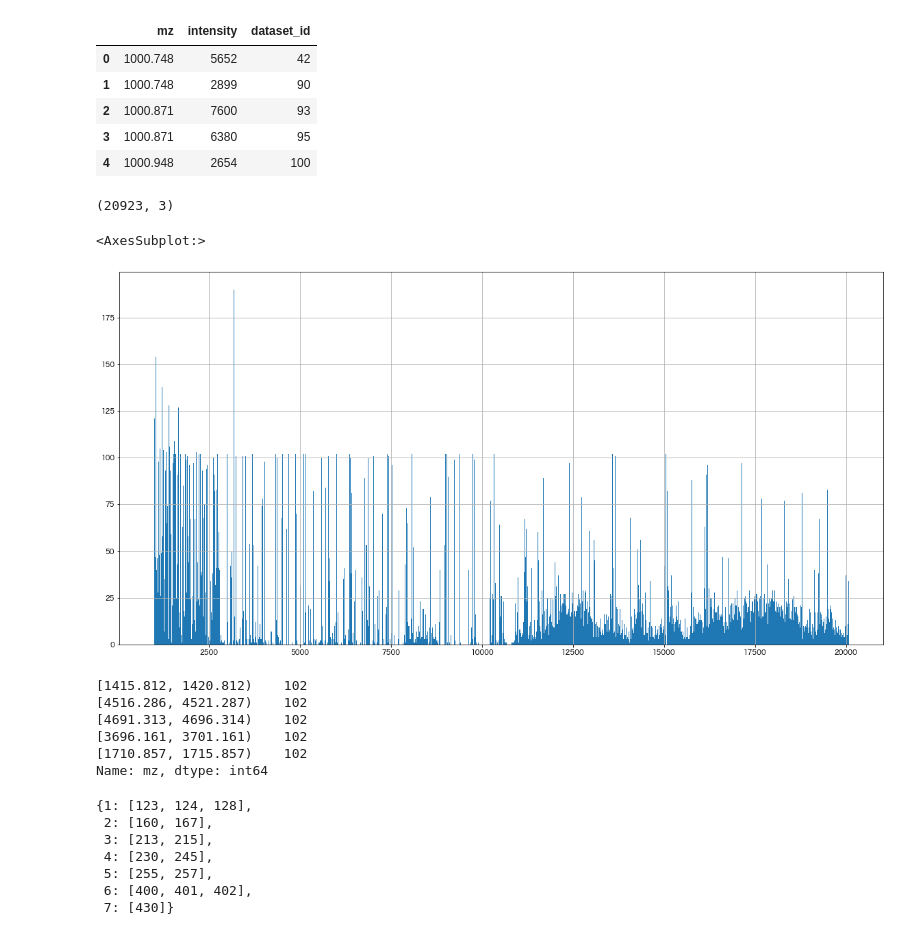
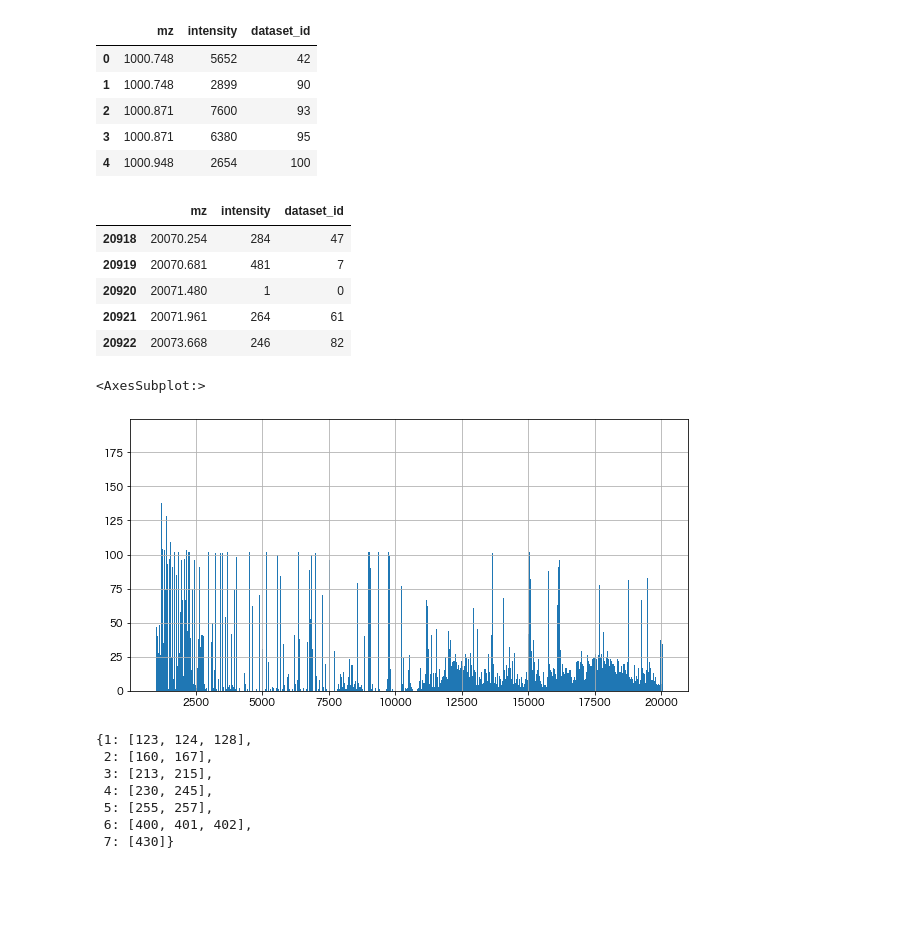
Before and after one commit to kinota93/biotype2, a Jupyter notebook: test5_feature.ipynb, the cells around one changed output. Drawn from its saved outputs; the diff is of its cells as text; code cells hidden in the pictures; blank space fills up the shorter version.

```diff
--- a/test5_feature.ipynb
+++ b/test5_feature.ipynb
@@ -56,31 +56,21 @@ df.head()
 | 3 | 1000.871 | 6380 | 95 |
 | 4 | 1000.948 | 2654 | 100 |
 # %%
-df.shape
+df.tail()
 # %% [output]
-(20923, 3)
+|  | mz | intensity | dataset_id |
+| 20918 | 20070.254 | 284 | 47 |
+| 20919 | 20070.681 | 481 | 7 |
+| 20920 | 20071.480 | 1 | 0 |
+| 20921 | 20071.961 | 264 | 61 |
+| 20922 | 20073.668 | 246 | 82 |
 # %%
 from pylab import rcParams
-rcParams['figure.figsize'] = 20, 10
+rcParams['figure.figsize'] = 10, 5
 df['mz'].hist(bins=1000)
 # %% [output]
 <AxesSubplot:>
-[figure, old version]
+[figure, new version]
-# %%
-"""partition to equal-sized bins  --> TO BE DELETED
-"""
-delta = 5
-N = (int)(mz_max-mz_min)//delta
-out = pd.cut(df['mz'], N, right=False)
-counts = out.value_counts()
-counts[:5]
-# %% [output]
-[1415.812, 1420.812)    102
-[4516.286, 4521.287)    102
-[4691.313, 4696.314)    102
-[3696.161, 3701.161)    102
-[1710.857, 1715.857)    102
-Name: mz, dtype: int64
 # %%
 import itertools
 """ Partition to groups not exceeding delta --> TO BE DELETED
```
Also changed, not shown: parts of 6 cells of this notebook.
